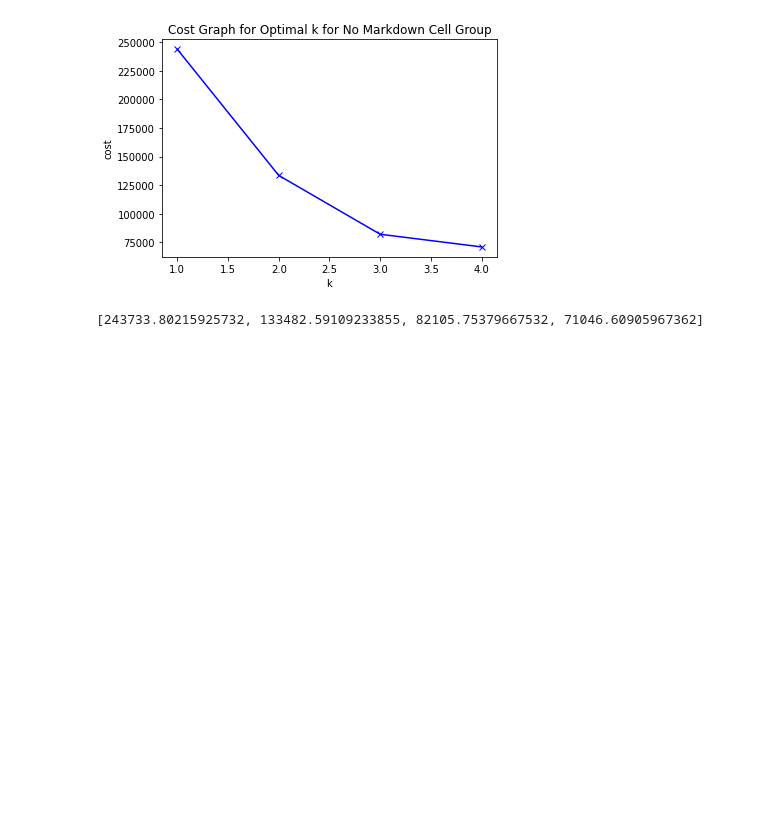
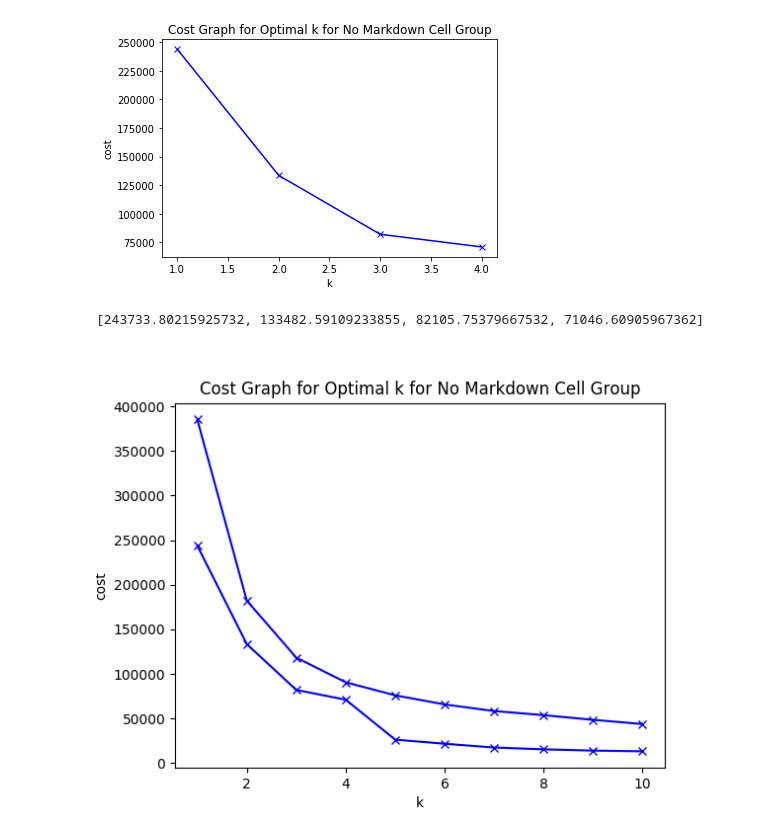
Before and after one commit to Isabel-Gan/quantifying-notebook-features, a Jupyter notebook: output/complete-runs/analysis/mixed-data-clustering.ipynb, the cells around one changed output. Cells and saved outputs as stored; diff of their text form; code cells hidden in the pictures; blank space fills up the shorter version.

```diff
--- a/output/complete-runs/analysis/mixed-data-clustering.ipynb
+++ b/output/complete-runs/analysis/mixed-data-clustering.ipynb
@@ -320,3 +325,7 @@ plt.savefig('4-no-md-kproto.png')
 print(costs_no_md)
 # %% [output]
 [243733.80215925732, 133482.59109233855, 82105.75379667532, 71046.60905967362]
+# %%
+Image('figures/10-no-markdown-kproto.png')
+# %% [output]
+[figure, added]
```
Also changed, not shown: parts of 4 cells of this notebook.
